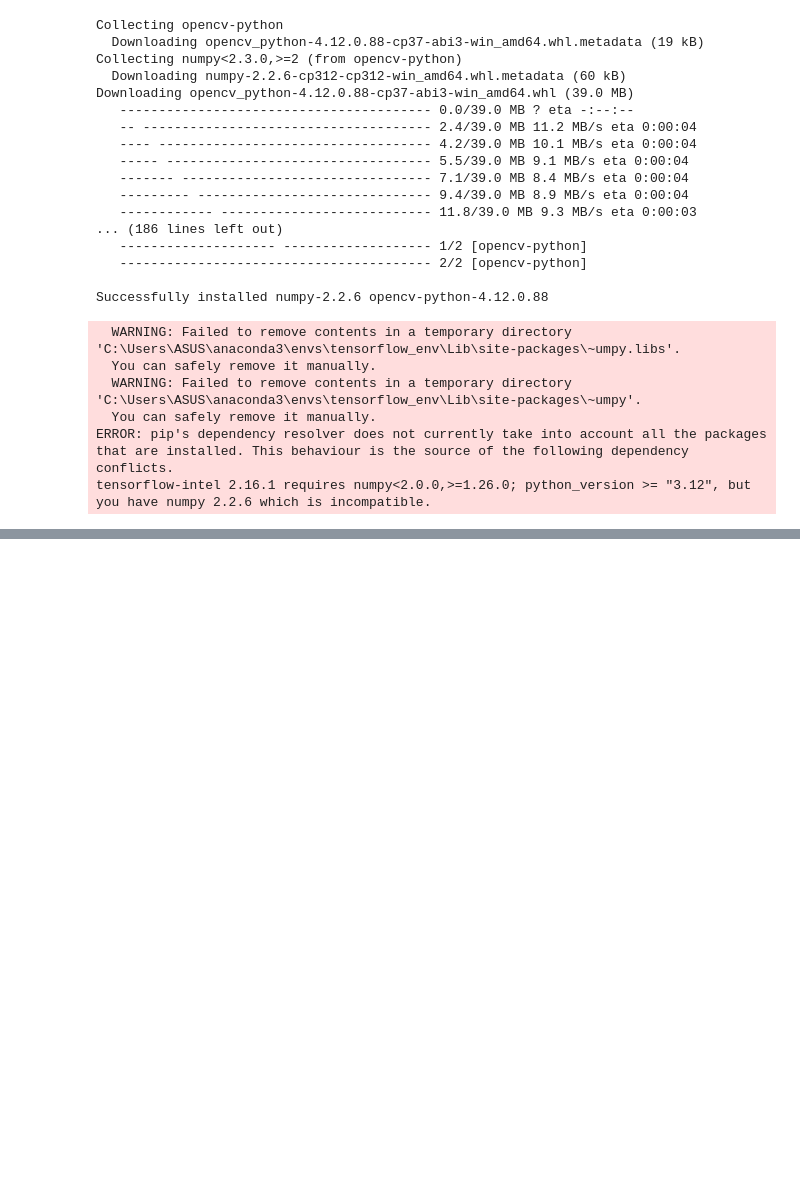
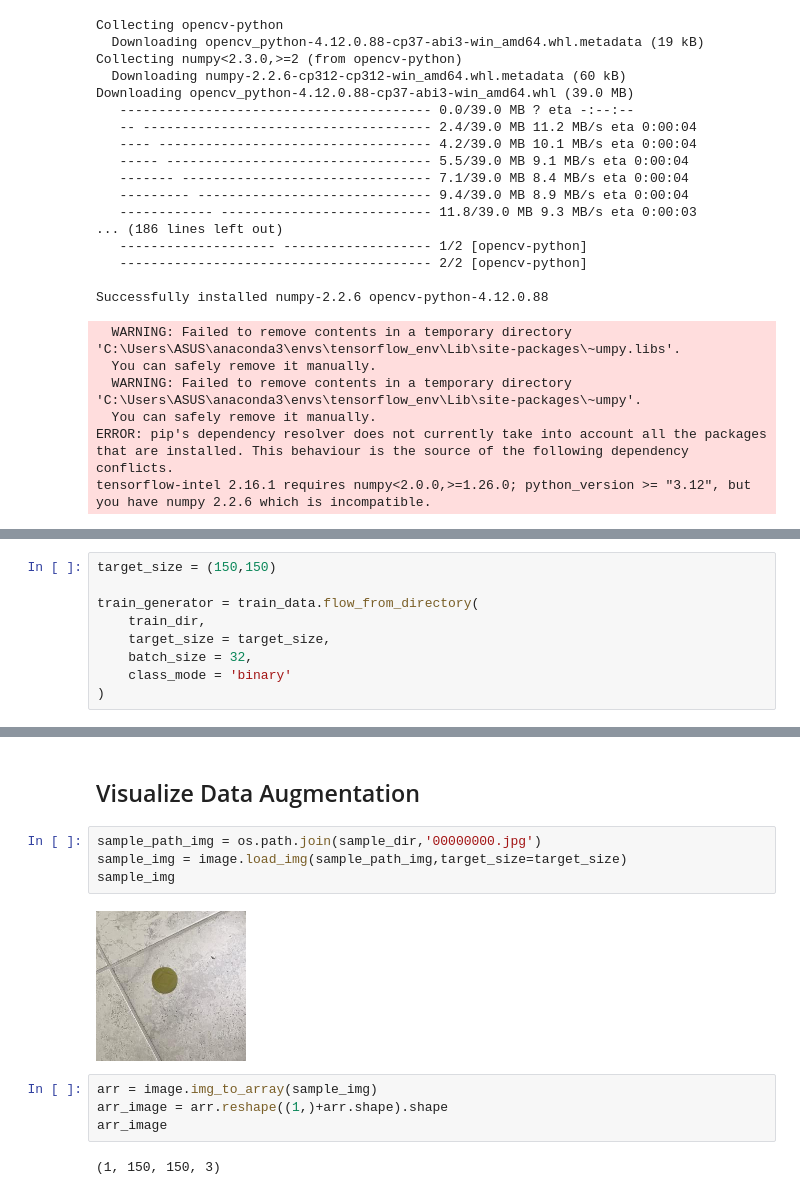
Before and after one commit to airisris/data_fyp, a Jupyter notebook: Pills_Classification.ipynb, the cells around one changed output, grey strips where cells are left out. Saved outputs shown, nothing was run; the diff lists cells and outputs as text; blank space fills up the shorter version.

```diff
--- a/Pills_Classification.ipynb
+++ b/Pills_Classification.ipynb
@@ -242,0 +283,9 @@ tensorflow-intel 2.16.1 requires numpy<2.0.0,>=1.26.0; python_version >= "3.12",
+# %%
+target_size = (150,150)
+
+train_generator = train_data.flow_from_directory(
+    train_dir,
+    target_size = target_size,
+    batch_size = 32,
+    class_mode = 'binary'
+)
@@ -242,0 +303,14 @@ tensorflow-intel 2.16.1 requires numpy<2.0.0,>=1.26.0; python_version >= "3.12",
+# %% [markdown]
+## Visualize Data Augmentation
+# %%
+sample_path_img = os.path.join(sample_dir,'00000000.jpg')
+sample_img = image.load_img(sample_path_img,target_size=target_size)
+sample_img
+# %% [output]
+[figure, added]
+# %%
+arr = image.img_to_array(sample_img)
+arr_image = arr.reshape((1,)+arr.shape).shape
+arr_image
+# %% [output]
+(1, 150, 150, 3)
```
Also changed, not shown: parts of 13 cells of this notebook.
